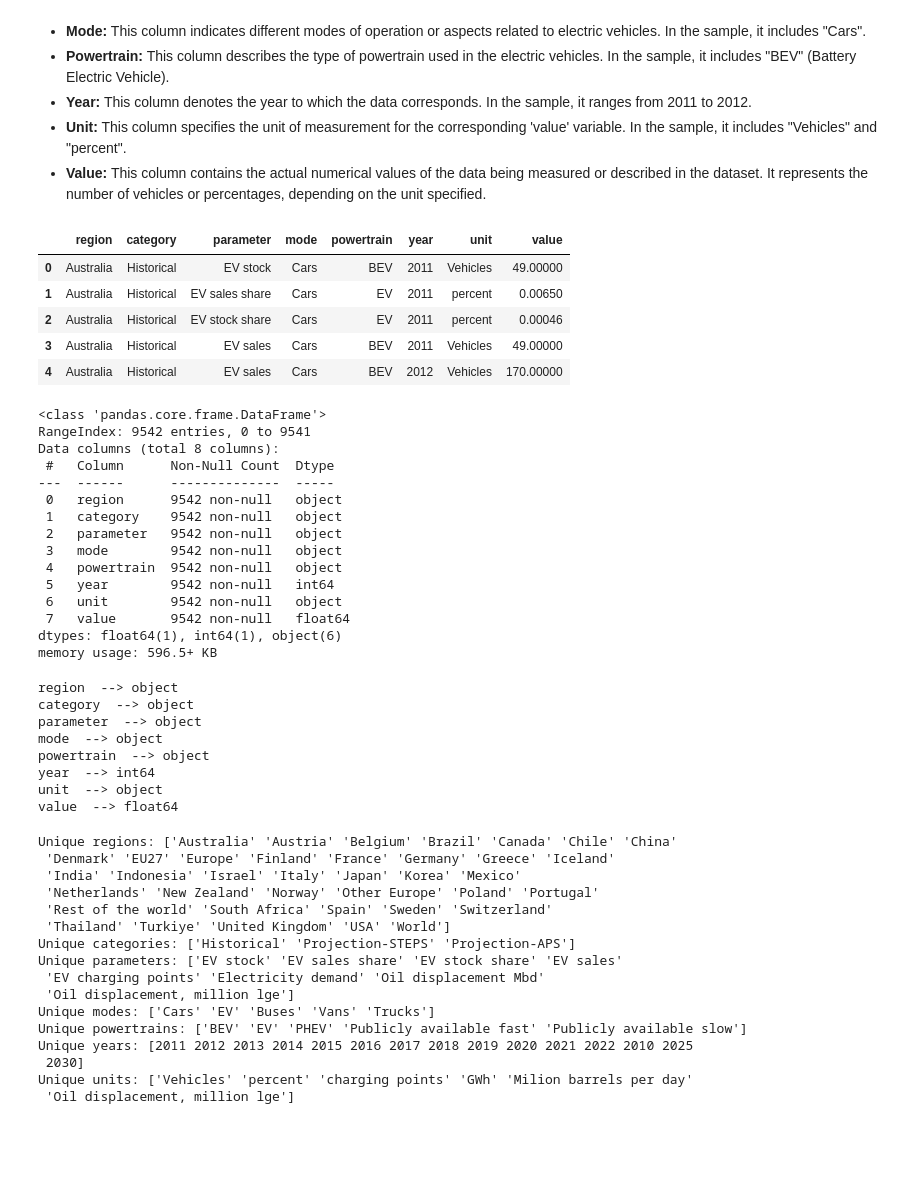
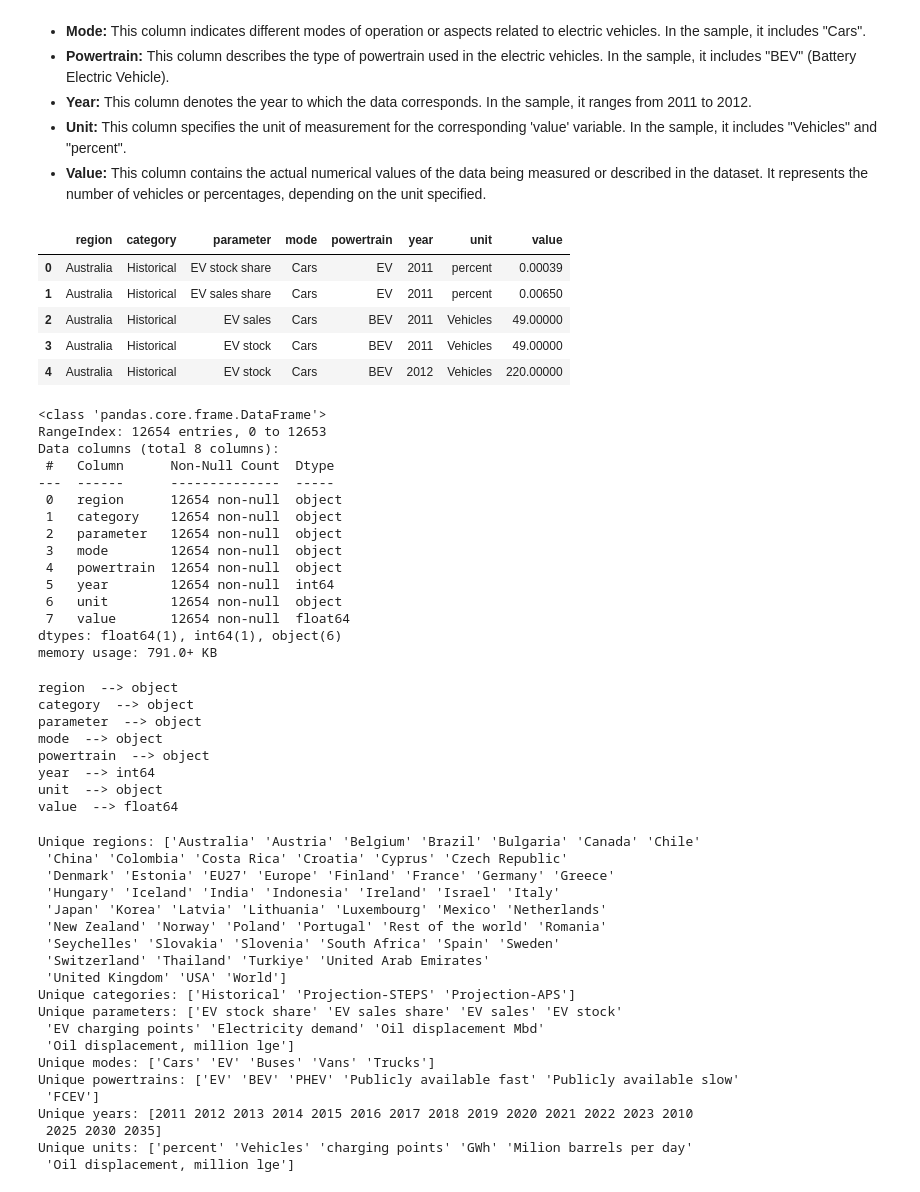
Before and after one commit to kkrusere/EV_Market-Analysis-and-Consumer-Behavior, a Jupyter notebook: data_collection_&_EDA.ipynb, the cells around one changed output. Saved outputs shown, nothing was run; the diff lists cells and outputs as text; code cells hidden in the pictures; blank space fills up the shorter version.

```diff
--- a/data_collection_&_EDA.ipynb
+++ b/data_collection_&_EDA.ipynb
@@ -157,33 +172,33 @@ The dataset that we are going to look at is called **IEA Global EV Dataset** whi
 - **Unit:** This column specifies the unit of measurement for the corresponding 'value' variable. In the sample, it includes "Vehicles" and "percent".
 - **Value:** This column contains the actual numerical values of the data being measured or described in the dataset. It represents the number of vehicles or percentages, depending on the unit specified.
 # %%
-data = pd.read_csv("marketshare and industry data/IEA Global EV Data 2023.csv")
+data = pd.read_csv("IEA Global EV Data 2024.csv")
 data.head()
 # %% [output]
 |  | region | category | parameter | mode | powertrain | year | unit | value |
-| 0 | Australia | Historical | EV stock | Cars | BEV | 2011 | Vehicles | 49.00000 |
+| 0 | Australia | Historical | EV stock share | Cars | EV | 2011 | percent | 0.00039 |
 | 1 | Australia | Historical | EV sales share | Cars | EV | 2011 | percent | 0.00650 |
-| 2 | Australia | Historical | EV stock share | Cars | EV | 2011 | percent | 0.00046 |
-| 3 | Australia | Historical | EV sales | Cars | BEV | 2011 | Vehicles | 49.00000 |
-| 4 | Australia | Historical | EV sales | Cars | BEV | 2012 | Vehicles | 170.00000 |
+| 2 | Australia | Historical | EV sales | Cars | BEV | 2011 | Vehicles | 49.00000 |
+| 3 | Australia | Historical | EV stock | Cars | BEV | 2011 | Vehicles | 49.00000 |
+| 4 | Australia | Historical | EV stock | Cars | BEV | 2012 | Vehicles | 220.00000 |
 # %%
 data.info()
 # %% [output]
 <class 'pandas.core.frame.DataFrame'>
-RangeIndex: 9542 entries, 0 to 9541
+RangeIndex: 12654 entries, 0 to 12653
 Data columns (total 8 columns):
  #   Column      Non-Null Count  Dtype
 ---  ------      --------------  -----
- 0   region      9542 non-null   object
- 1   category    9542 non-null   object
- 2   parameter   9542 non-null   object
- 3   mode        9542 non-null   object
- 4   powertrain  9542 non-null   object
- 5   year        9542 non-null   int64
- 6   unit        9542 non-null   object
- 7   value       9542 non-null   float64
+ 0   region      12654 non-null  object
+ 1   category    12654 non-null  object
+ 2   parameter   12654 non-null  object
+ 3   mode        12654 non-null  object
+ 4   powertrain  12654 non-null  object
+ 5   year        12654 non-null  int64
+ 6   unit        12654 non-null  object
+ 7   value       12654 non-null  float64
 dtypes: float64(1), int64(1), object(6)
-memory usage: 596.5+ KB
+memory usage: 791.0+ KB
 # %%
 #lets loook at all the columns' names and their datatypes:
 for column_name in list(data.columns):
@@ -208,21 +223,25 @@ print("Unique powertrains:", data['powertrain'].unique())
 print("Unique years:", data['year'].unique())
 print("Unique units:", data['unit'].unique())
 # %% [output]
-Unique regions: ['Australia' 'Austria' 'Belgium' 'Brazil' 'Canada' 'Chile' 'China'
- 'Denmark' 'EU27' 'Europe' 'Finland' 'France' 'Germany' 'Greece' 'Iceland'
- 'India' 'Indonesia' 'Israel' 'Italy' 'Japan' 'Korea' 'Mexico'
- 'Netherlands' 'New Zealand' 'Norway' 'Other Europe' 'Poland' 'Portugal'
- 'Rest of the world' 'South Africa' 'Spain' 'Sweden' 'Switzerland'
- 'Thailand' 'Turkiye' 'United Kingdom' 'USA' 'World']
+Unique regions: ['Australia' 'Austria' 'Belgium' 'Brazil' 'Bulgaria' 'Canada' 'Chile'
+ 'China' 'Colombia' 'Costa Rica' 'Croatia' 'Cyprus' 'Czech Republic'
+ 'Denmark' 'Estonia' 'EU27' 'Europe' 'Finland' 'France' 'Germany' 'Greece'
+ 'Hungary' 'Iceland' 'India' 'Indonesia' 'Ireland' 'Israel' 'Italy'
+ 'Japan' 'Korea' 'Latvia' 'Lithuania' 'Luxembourg' 'Mexico' 'Netherlands'
+ 'New Zealand' 'Norway' 'Poland' 'Portugal' 'Rest of the world' 'Romania'
+ 'Seychelles' 'Slovakia' 'Slovenia' 'South Africa' 'Spain' 'Sweden'
+ 'Switzerland' 'Thailand' 'Turkiye' 'United Arab Emirates'
+ 'United Kingdom' 'USA' 'World']
 Unique categories: ['Historical' 'Projection-STEPS' 'Projection-APS']
-Unique parameters: ['EV stock' 'EV sales share' 'EV stock share' 'EV sales'
+Unique parameters: ['EV stock share' 'EV sales share' 'EV sales' 'EV stock'
  'EV charging points' 'Electricity demand' 'Oil displacement Mbd'
  'Oil displacement, million lge']
 Unique modes: ['Cars' 'EV' 'Buses' 'Vans' 'Trucks']
-Unique powertrains: ['BEV' 'EV' 'PHEV' 'Publicly available fast' 'Publicly available slow']
-Unique years: [2011 2012 2013 2014 2015 2016 2017 2018 2019 2020 2021 2022 2010 2025
- 2030]
-Unique units: ['Vehicles' 'percent' 'charging points' 'GWh' 'Milion barrels per day'
+Unique powertrains: ['EV' 'BEV' 'PHEV' 'Publicly available fast' 'Publicly available slow'
+ 'FCEV']
+Unique years: [2011 2012 2013 2014 2015 2016 2017 2018 2019 2020 2021 2022 2023 2010
+ 2025 2030 2035]
+Unique units: ['percent' 'Vehicles' 'charging points' 'GWh' 'Milion barrels per day'
  'Oil displacement, million lge']
 # %%
 # Filtering data for EV stock and sales
```
Also changed, not shown: parts of 16 cells of this notebook.
